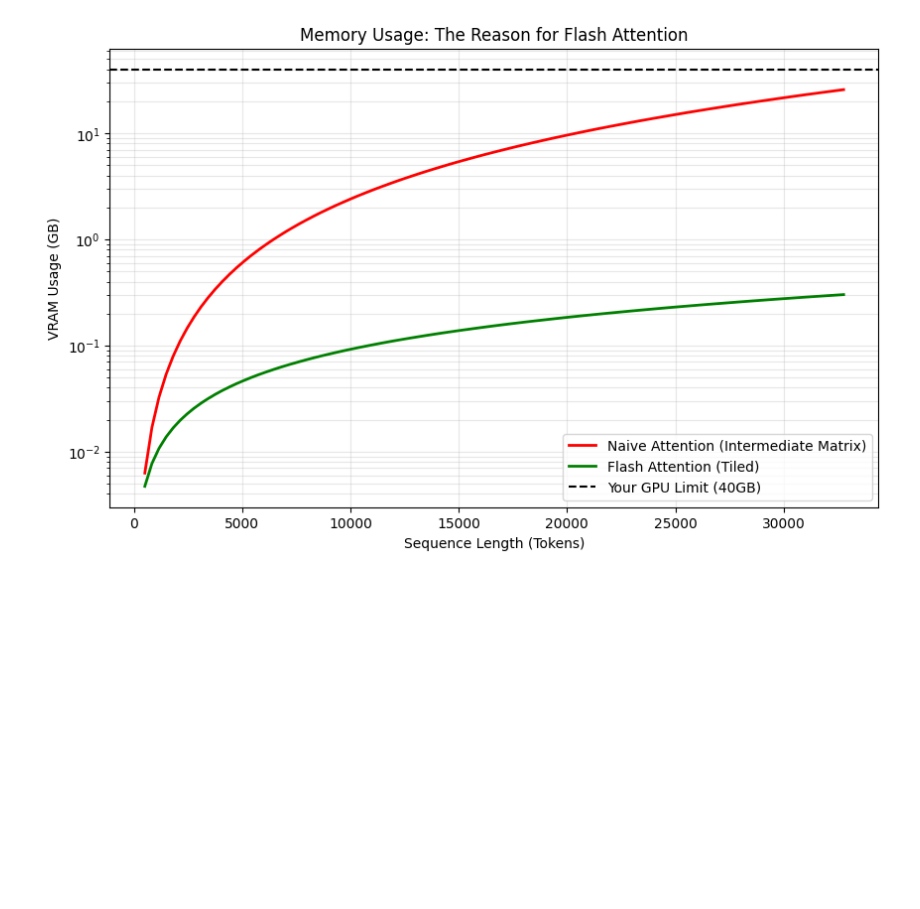
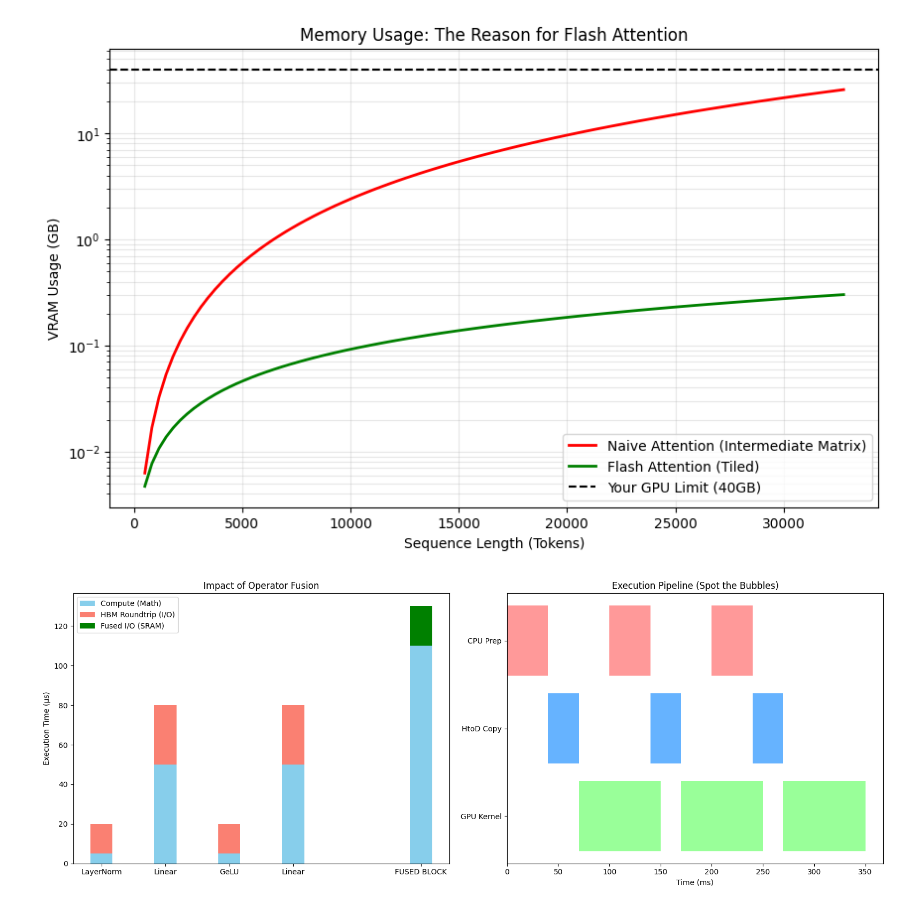
Before and after one commit to ayush-os/roofline-fun, a Jupyter notebook: roofline-gen.ipynb, the cells around one changed output. Drawn from its saved outputs; the diff is of its cells as text; code cells hidden in the pictures; blank space fills up the shorter version.

```diff
--- a/roofline-gen.ipynb
+++ b/roofline-gen.ipynb
@@ -208,3 +208,55 @@ def plot_memory_comparison(gpu_vram_gb=40):
 plot_memory_comparison(gpu_vram_gb=40) # 40GB for A100
 # %% [output]
 [figure]
+# %%
+import matplotlib.pyplot as plt
+import numpy as np
+
+def plot_perf_engineering_intuition():
+    # --- Part 1: Operator Fusion Visualization ---
+    ops = ['LayerNorm', 'Linear', 'GeLU', 'Linear']
+    compute_times = [5, 50, 5, 50]  # Microseconds of actual math
+    io_overhead = [15, 30, 15, 30]  # Overhead of writing/reading from HBM
+
+    x = np.arange(len(ops))
+    width = 0.35
+
+    fig, (ax1, ax2) = plt.subplots(1, 2, figsize=(16, 6))
+
+    # Unfused: Compute + I/O
+    ax1.bar(x, compute_times, width, label='Compute (Math)', color='skyblue')
+    ax1.bar(x, io_overhead, width, bottom=compute_times, label='HBM Roundtrip (I/O)', color='salmon')
+
+    # Fused: Multiple math ops, only 1-2 I/O steps
+    fused_x = len(ops) + 1
+    ax1.bar(fused_x, sum(compute_times), width, color='skyblue')
+    ax1.bar(fused_x, 20, width, bottom=sum(compute_times), color='green', label='Fused I/O (SRAM)')
+
+    ax1.set_title('Impact of Operator Fusion')
+    ax1.set_ylabel('Execution Time (μs)')
+    ax1.set_xticks(list(x) + [fused_x])
+    ax1.set_xticklabels(ops + ['FUSED BLOCK'])
+    ax1.legend()
+
+    # --- Part 2: Pipeline Overlap (The "Bubbles") ---
+    # Simplified Gantt chart for 3 Batches
+    tasks = ['CPU Prep', 'HtoD Copy', 'GPU Kernel']
+    colors = ['#ff9999','#66b3ff','#99ff99']
+
+    # Batch 1, 2, 3 timings
+    for i in range(3):
+        start = i * 100
+        ax2.barh(tasks[0], 40, left=start, color=colors[0]) # CPU
+        ax2.barh(tasks[1], 30, left=start + 40, color=colors[1]) # Copy
+        ax2.barh(tasks[2], 80, left=start + 70, color=colors[2]) # GPU
+
+    ax2.set_title('Execution Pipeline (Spot the Bubbles)')
+    ax2.set_xlabel('Time (ms)')
+    ax2.invert_yaxis()
+
+    plt.tight_layout()
+    plt.show()
+
+plot_perf_engineering_intuition()
+# %% [output]
+[figure, added]
```
